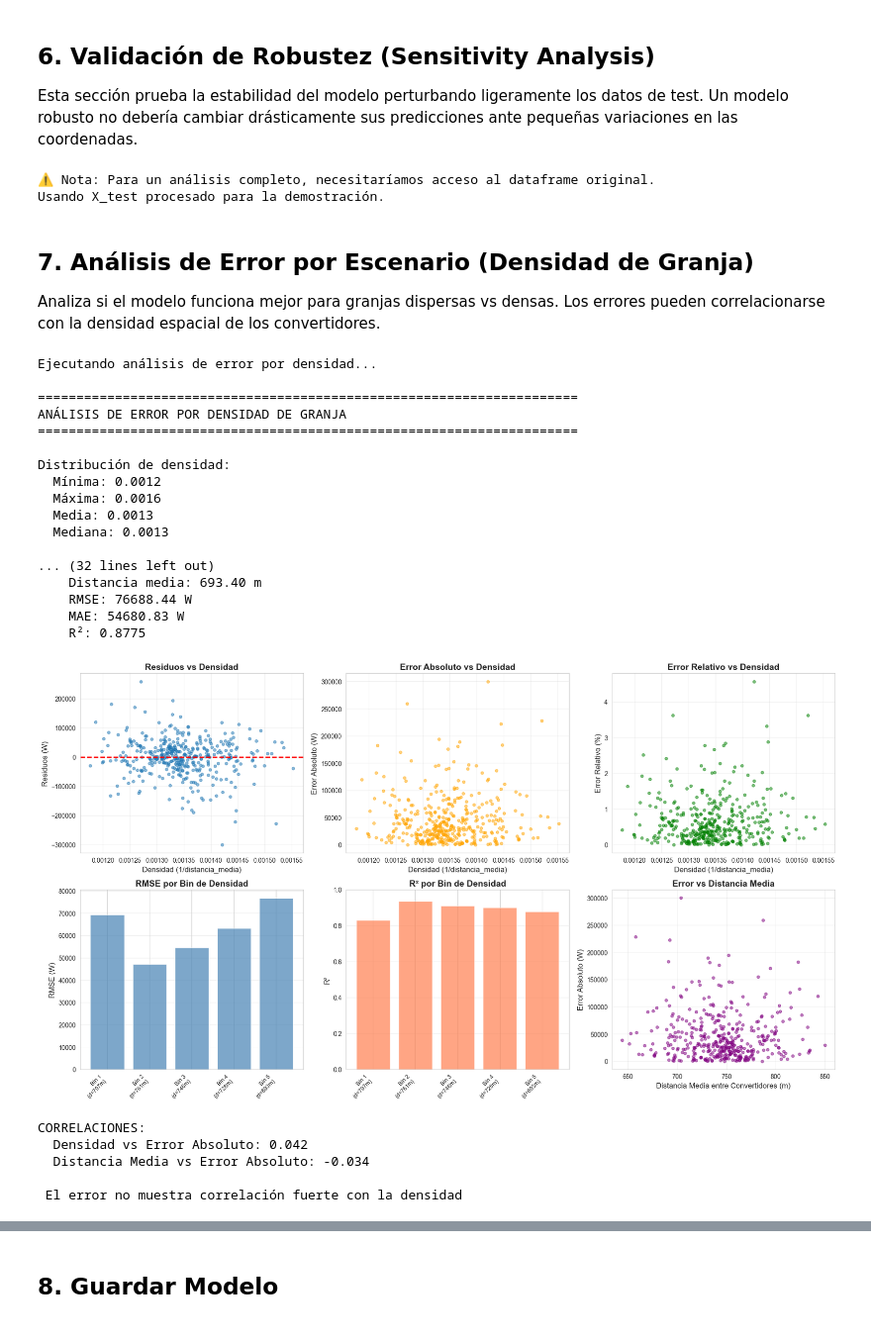
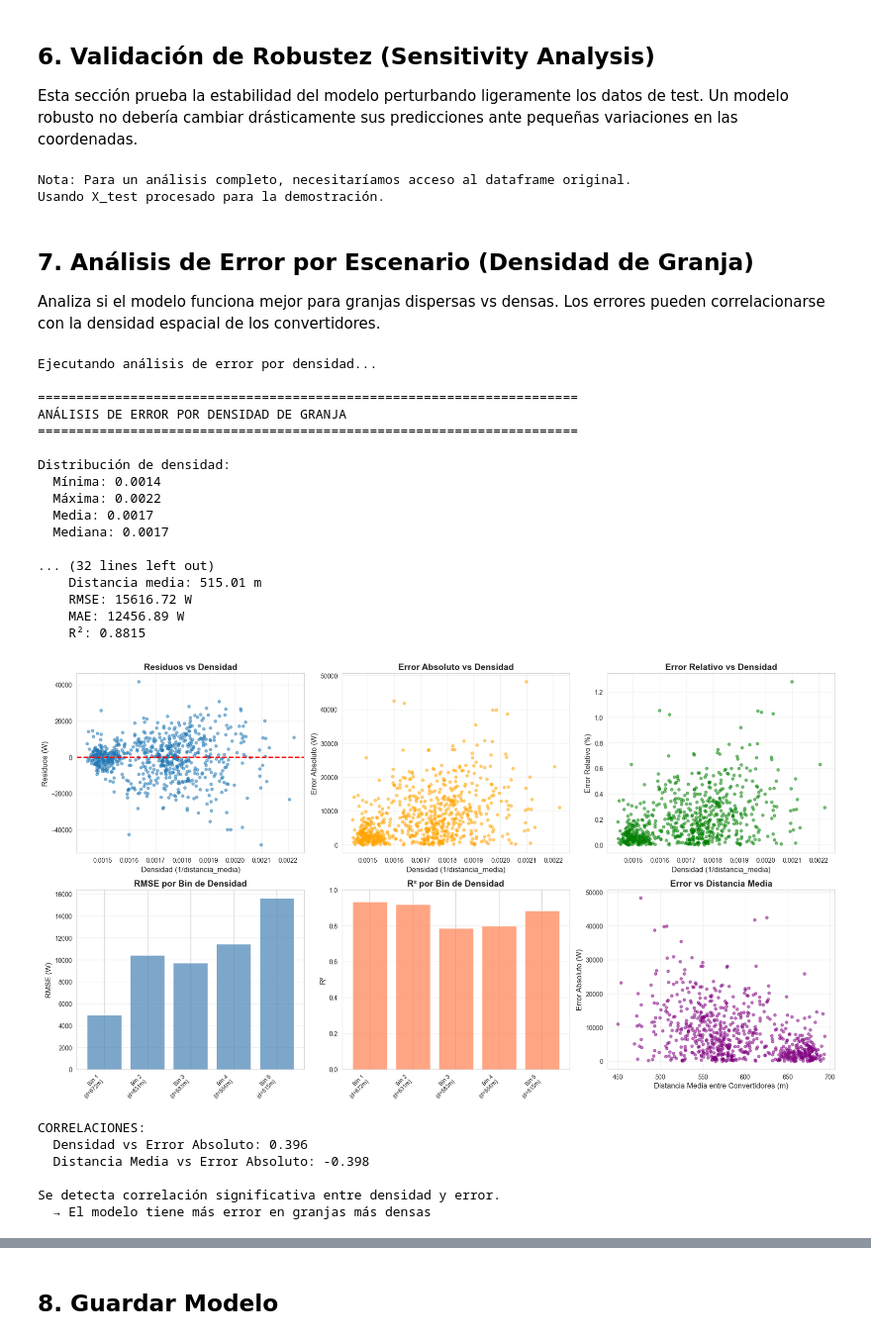
Before and after one commit to afflorezc/proyecto_modelos_2, a Jupyter notebook: Modelo_XGBoost_Mejorado.ipynb, the cells around one changed output, grey strips where cells are left out. Shown at 99% size. Drawn from its saved outputs; the diff is of its cells as text; code cells hidden in the pictures.

```diff
--- a/Modelo_XGBoost_Mejorado.ipynb
+++ b/Modelo_XGBoost_Mejorado.ipynb
@@ -283,7 +283,7 @@ Clase FeatureEngineer definida
 ## 2. Carga y Preprocesamiento de Datos
 # %%
 # Configuración del dataset a procesar
-DATASET_NAME = "perth_100"# Cambiar a "sydney_49", "perth_100", "sydney_100"según necesidad
+DATASET_NAME = "sydney_49"# Cambiar a "sydney_49", "perth_100", "sydney_100"según necesidad
 
 # Mapeo de nombres a archivos
 dataset_files = {
@@ -1028,7 +1230,7 @@ def sensitivity_analysis(model, scaler, feature_engineer, X_test, y_test,
 # Por ahora, usamos X_test que ya tiene las features procesadas
 # En producción, sería mejor tener acceso al dataframe original
 
-print("⚠️ Nota: Para un análisis completo, necesitaríamos acceso al dataframe original.")
+print("Nota: Para un análisis completo, necesitaríamos acceso al dataframe original.")
 print("Usando X_test procesado para la demostración.\n")
 
 # Si tenemos acceso a las coordenadas originales, podemos hacer el análisis completo
@@ -1039,7 +1241,7 @@ print("Usando X_test procesado para la demostración.\n")
 #     n_samples=100
 # )
 # %% [output]
-⚠️ Nota: Para un análisis completo, necesitaríamos acceso al dataframe original.
+Nota: Para un análisis completo, necesitaríamos acceso al dataframe original.
 Usando X_test procesado para la demostración.
 # %% [markdown]
 ## 7. Análisis de Error por Escenario (Densidad de Granja)
@@ -1226,50 +1428,62 @@ def analyze_error_by_density(model, scaler, feature_engineer, X_test, y_test, y_
     corr_density_abs_error = np.corrcoef(densities, abs_residuals)[0, 1]
     corr_dist_abs_error = np.corrcoef(mean_distances, abs_residuals)[0, 1]
 
     print(f"\nCORRELACIONES:")
     print(f"  Densidad vs Error Absoluto: {corr_density_abs_error:.3f}")
     print(f"  Distancia Media vs Error Absoluto: {corr_dist_abs_error:.3f}")
 
     if abs(corr_density_abs_error) > 0.3:
         print(f"\nSe detecta correlación significativa entre densidad y error.")
         if corr_density_abs_error > 0:
             print("  → El modelo tiene más error en granjas más densas")
         else:
             print("  → El modelo tiene más error en granjas más dispersas")
     else:
         print(f"\n El error no muestra correlación fuerte con la densidad")
 
     return results
 
 # Ejecutar análisis de error por densidad
+# Nota: Asegúrate de haber ejecutado las celdas anteriores que definen:
+# - best_model, scaler, fe, X_test, y_test, y_pred_test
 print("Ejecutando análisis de error por densidad...\n")
-error_by_density_results = analyze_error_by_density(
-    best_model, scaler, fe, X_test, y_test, y_pred_test
-)
+
+# Verificar que las variables necesarias estén definidas
+required_vars = ['best_model', 'scaler', 'fe', 'X_test', 'y_test', 'y_pred_test']
+missing_vars = [var for var in required_vars if var not in globals()]
+
+if missing_vars:
+    print(f"⚠️ ERROR: Las siguientes variables no están definidas: {', '.join(missing_vars)}")
+    print("Por favor, ejecuta primero las celdas de entrenamiento y evaluación del modelo.")
+else:
+    error_by_density_results = analyze_error_by_density(
+        best_model, scaler, fe, X_test, y_test, y_pred_test
+    )
 # %% [output]
 Ejecutando análisis de error por densidad...
 
 ======================================================================
 ANÁLISIS DE ERROR POR DENSIDAD DE GRANJA
 ======================================================================
 
 Distribución de densidad:
-  Mínima: 0.0012
-  Máxima: 0.0016
-  Media: 0.0013
-  Mediana: 0.0013
+  Mínima: 0.0014
+  Máxima: 0.0022
+  Media: 0.0017
+  Mediana: 0.0017
 
 ... (32 lines left out)
-    Distancia media: 693.40 m
-    RMSE: 76688.44 W
-    MAE: 54680.83 W
-    R²: 0.8775
+    Distancia media: 515.01 m
+    RMSE: 15616.72 W
+    MAE: 12456.89 W
+    R²: 0.8815
-[figure, old version]
+[figure, new version]
 CORRELACIONES:
-  Densidad vs Error Absoluto: 0.042
-  Distancia Media vs Error Absoluto: -0.034
+  Densidad vs Error Absoluto: 0.396
+  Distancia Media vs Error Absoluto: -0.398
 
- El error no muestra correlación fuerte con la densidad
+Se detecta correlación significativa entre densidad y error.
+  → El modelo tiene más error en granjas más densas
 # %%
 # Predicciones vs Valores Reales
 fig, axes = plt.subplots(1, 3, figsize=(18, 5))
```
Also changed, not shown: parts of 12 cells of this notebook.
